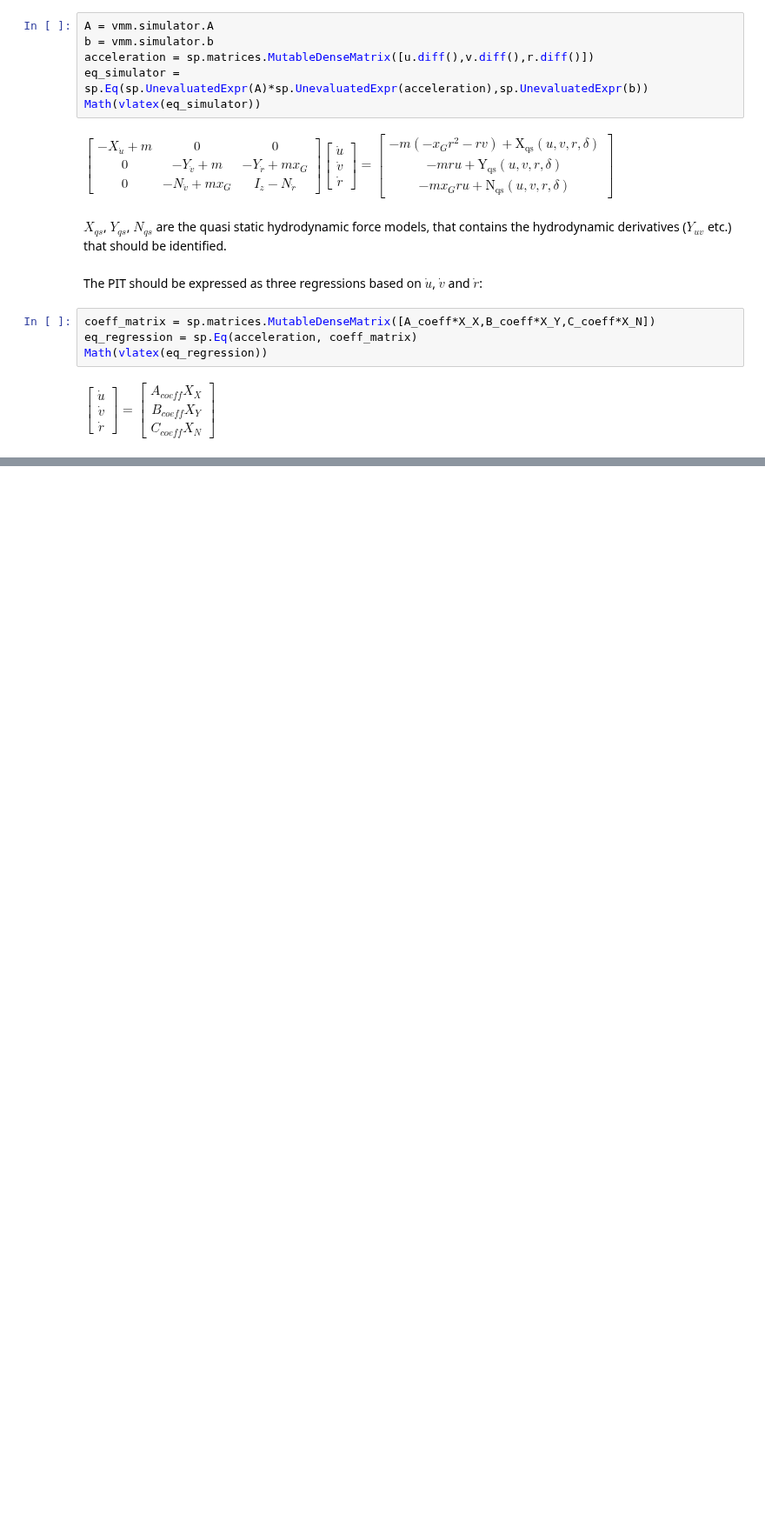
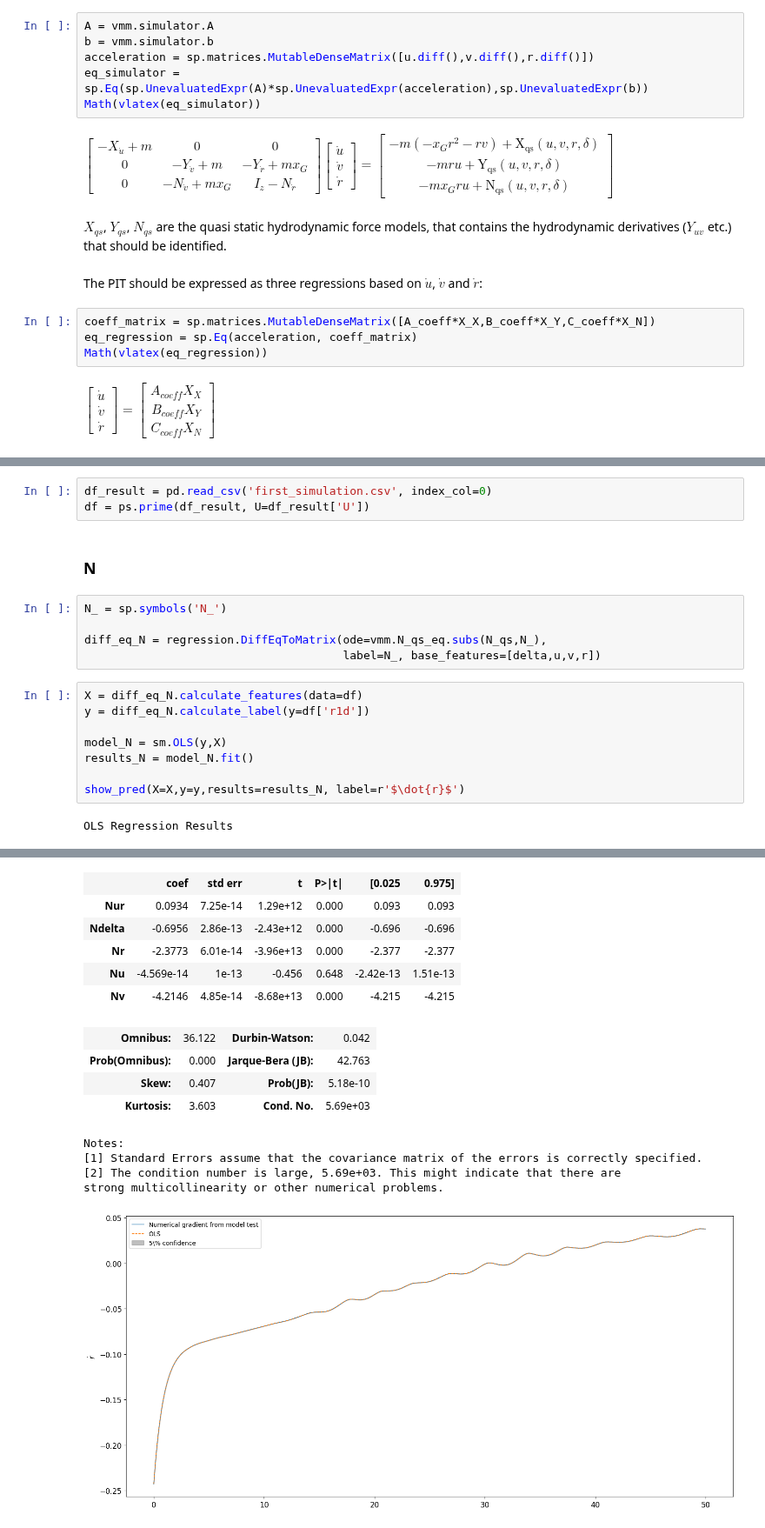
Before and after one commit to martinlarsalbert/VesselManoeuvringModels, a Jupyter notebook: _sources/02.01_manoeuvring_PIT.ipynb, the cells around one changed output, grey strips where cells are left out. Shown at 87% size. Cells and saved outputs as stored; diff of their text form; blank space fills up the shorter version.

```diff
--- a/_sources/02.01_manoeuvring_PIT.ipynb
+++ b/_sources/02.01_manoeuvring_PIT.ipynb
@@ -103,0 +130,20 @@ A link to an equation directive: {eq}`sym_eq`
+# %%
+df_result = pd.read_csv('first_simulation.csv', index_col=0)
+df = ps.prime(df_result, U=df_result['U'])
+# %% [markdown]
+### N
+# %%
+N_ = sp.symbols('N_')
+
+diff_eq_N = regression.DiffEqToMatrix(ode=vmm.N_qs_eq.subs(N_qs,N_),
+                                      label=N_, base_features=[delta,u,v,r])
+# %%
+X = diff_eq_N.calculate_features(data=df)
+y = diff_eq_N.calculate_label(y=df['r1d'])
+
+model_N = sm.OLS(y,X)
+results_N = model_N.fit()
+
+show_pred(X=X,y=y,results=results_N, label=r'$\dot{r}$')
+# %% [output]
+OLS Regression Results
@@ -103,0 +159,15 @@ A link to an equation directive: {eq}`sym_eq`
+|  | coef | std err | t | P>|t| | [0.025 | 0.975] |
+| Nur | 0.0934 | 7.25e-14 | 1.29e+12 | 0.000 | 0.093 | 0.093 |
+| Ndelta | -0.6956 | 2.86e-13 | -2.43e+12 | 0.000 | -0.696 | -0.696 |
+| Nr | -2.3773 | 6.01e-14 | -3.96e+13 | 0.000 | -2.377 | -2.377 |
+| Nu | -4.569e-14 | 1e-13 | -0.456 | 0.648 | -2.42e-13 | 1.51e-13 |
+| Nv | -4.2146 | 4.85e-14 | -8.68e+13 | 0.000 | -4.215 | -4.215 |
+| Omnibus: | 36.122 | Durbin-Watson: | 0.042 |
+| Prob(Omnibus): | 0.000 | Jarque-Bera (JB): | 42.763 |
+| Skew: | 0.407 | Prob(JB): | 5.18e-10 |
+| Kurtosis: | 3.603 | Cond. No. | 5.69e+03 |
+Notes:
+[1] Standard Errors assume that the covariance matrix of the errors is correctly specified.
+[2] The condition number is large, 5.69e+03. This might indicate that there are
+strong multicollinearity or other numerical problems.
+[figure, added]
```
Also changed, not shown: parts of 34 cells of this notebook, 16 other files.
